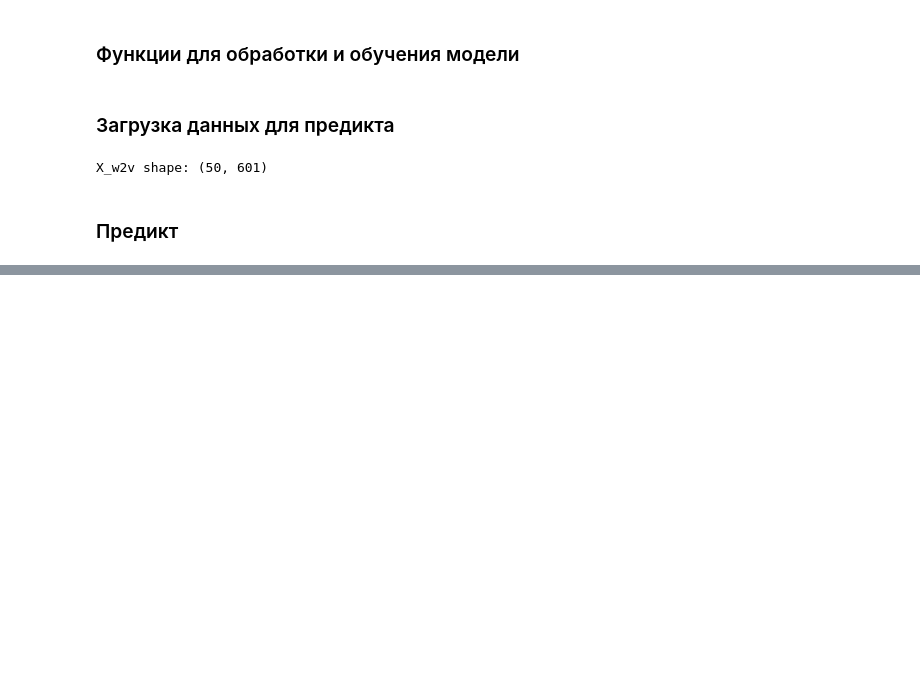
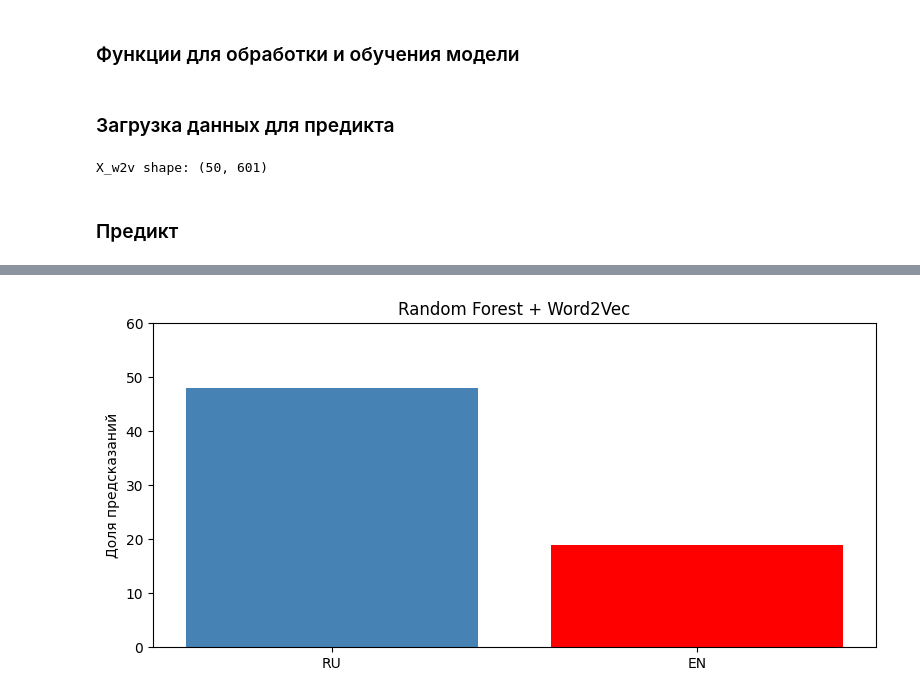
Before and after one commit to RafaelPozoyan/russian_fake_news_detector, a Jupyter notebook: approach_comparsion.ipynb, the cells around one changed output, grey strips where cells are left out. Drawn from its saved outputs; the diff is of its cells as text; code cells hidden in the pictures; blank space fills up the shorter version.

```diff
--- a/approach_comparsion.ipynb
+++ b/approach_comparsion.ipynb
@@ -646,0 +644,15 @@ Random Forest eng version: real_count = 19
+# %%
+names = list(lr_results.keys())
+values = [v["real_count"] for v in rf_results.values()]
+
+plt.figure(figsize=(8, 4))
+plt.bar(names, values, color=['steelblue', 'red'])
+plt.ylabel("Доля предсказаний")
+plt.title("Random Forest + Word2Vec")
+plt.ylim(0, 60)
+plt.tight_layout()
+plt.show()
+
+fig.savefig(f'assets/randomforest_w2v_comparison.png', dpi=300, bbox_inches='tight')
+# %% [output]
+[figure, added]
```
Also changed, not shown: parts of 15 cells of this notebook, 1 other file.
